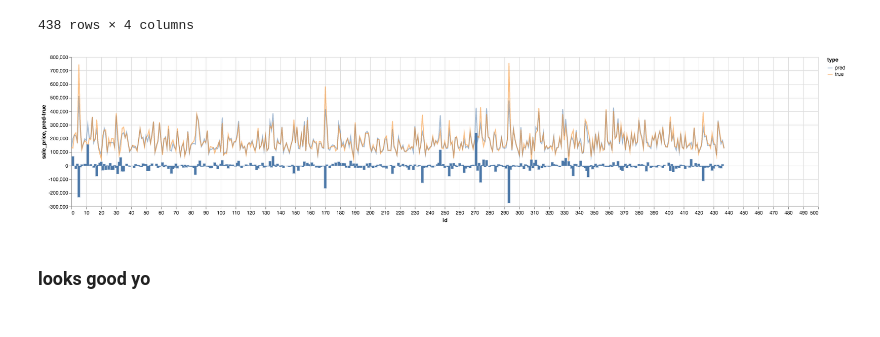
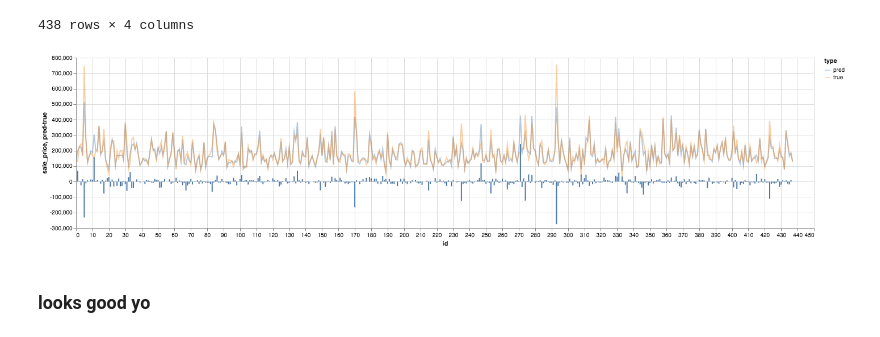
Before and after one commit to Zhang-Haipeng/house-price-prediction, a Jupyter notebook: src/base-model/base-model_Roc.ipynb, the cells around one changed output. Cells and saved outputs as stored; diff of their text form; code cells hidden in the pictures.

```diff
--- a/src/base-model/base-model_Roc.ipynb
+++ b/src/base-model/base-model_Roc.ipynb
@@ -132,25 +132,25 @@ df_viz
 438 rows × 4 columns
 # %%
 # line plot of y_pred and y_true
-plot_line = alt.Chart(df_viz_melt).mark_line(opacity=0.5).encode(
+plot_line = alt.Chart(df_viz_melt).mark_line(opacity=0.4).encode(
     x='id',
     y='sale_price',
     color='type'
 )
 
 # bar plot of diff between pred and true
-plot_bar = alt.Chart(df_viz).mark_bar().encode(
-    x=alt.X('id', scale=alt.Scale(domain=(10, 450))),
+plot_bar = alt.Chart(df_viz).mark_bar(width=2).encode(
+    x=alt.X('id', scale=alt.Scale(domain=(10, 400))),
 #     x='id',
     y='pred-true'
 )
 
 # aggregated plot
 (plot_line + plot_bar).properties(
-    width=1500,
+    width=1300,
     height=300
 ).interactive()
 # %% [output]
-[figure, old version]
+[figure, new version]
 # %% [markdown]
 ### looks good yo
```
